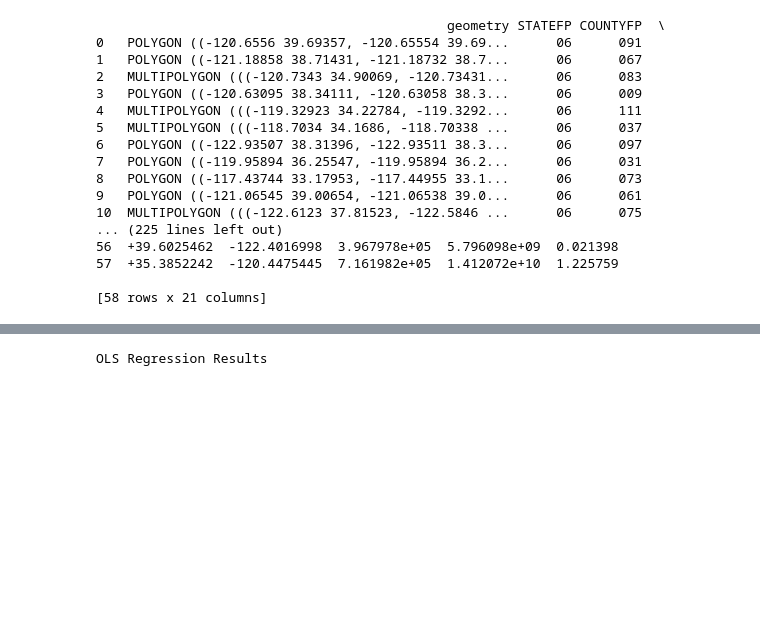
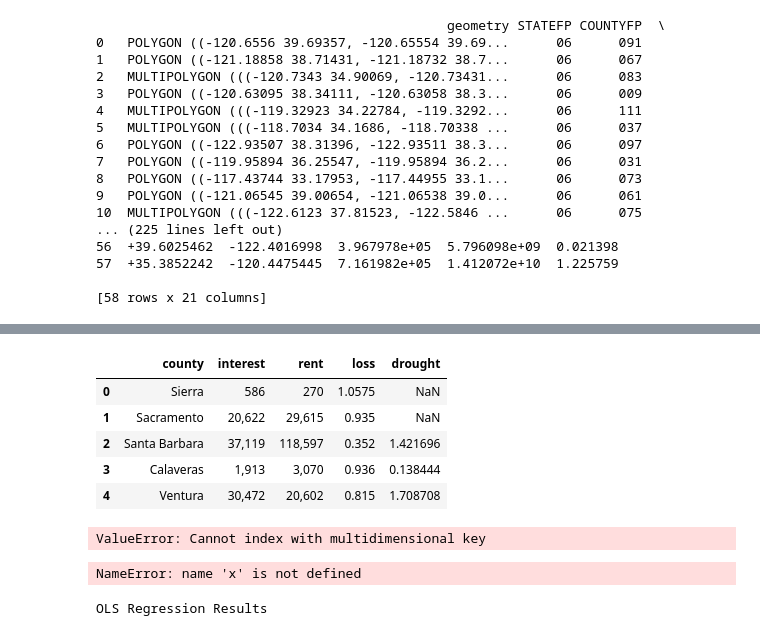
Before and after one commit to mstanisi/aquasteady_research, a Jupyter notebook: code/5. spatial analysis.ipynb, the cells around one changed output, grey strips where cells are left out. Drawn from its saved outputs; the diff is of its cells as text; code cells hidden in the pictures; blank space fills up the shorter version.

```diff
--- a/code/5. spatial analysis.ipynb
+++ b/code/5. spatial analysis.ipynb
@@ -136,2 +144,0 @@ usda = pd.read_csv(transformed_path + "usda.csv")
-# %%
-spi['huc6'] = spi['huc6'].astype(np.int64)
@@ -140,8 +145,8 @@ usda['huc6'] = usda['huc6'].astype(np.int64)
 # %%
-merged = usda.merge(
+counties = counties.merge(
     spi,
-    on="huc6",
-    how="left"
+    on="NAME",
+    how="right"
 )
 
 print(f"Merged rows: {len(merged)}")
@@ -157,2 +155,2 @@ merged = merged.dropna(subset=["total_crop_failure"])
 # %%
-merged.head()
+counties = counties[["NAME", "Interest expense", "Rent and lease expenses for machinery, equipment, and farm share of vehicles", "Loss Ratio", "mean"]]
@@ -166,0 +157,15 @@ merged.head()
+# %%
+counties = counties.rename(columns={'NAME': 'county',
+                                    'Interest expense': 'interest',
+                                    'Rent and lease expenses for machinery, equipment, and farm share of vehicles': 'rent',
+                                    'Loss Ratio': 'loss',
+                                    'mean': 'drought'})
+# %%
+counties.head()
+# %% [output]
+|  | county | interest | rent | loss | drought |
+| 0 | Sierra | 586 | 270 | 1.0575 | NaN |
+| 1 | Sacramento | 20,622 | 29,615 | 0.935 | NaN |
+| 2 | Santa Barbara | 37,119 | 118,597 | 0.352 | 1.421696 |
+| 3 | Calaveras | 1,913 | 3,070 | 0.936 | 0.138444 |
+| 4 | Ventura | 30,472 | 20,602 | 0.815 | 1.708708 |
@@ -167,3 +176,15 @@ merged.head()
+# %%
+from sklearn.preprocessing import StandardScaler
+x = counties.loc[:, features].values
+x = StandardScaler().fit_transform(x) # normalizing the features
+# %% [output]
+ValueError: Cannot index with multidimensional key
+# %%
+from sklearn.decomposition import PCA
+pca_counties = PCA(n_components=2)
+principalComponents_counties = pca_counties.fit_transform(x)
+# %% [output]
+NameError: name 'x' is not defined
 # %%
 merged.to_csv('merged.csv', index=True)
 # %%
```
Also changed, not shown: parts of 11 cells of this notebook, 3 other files.
